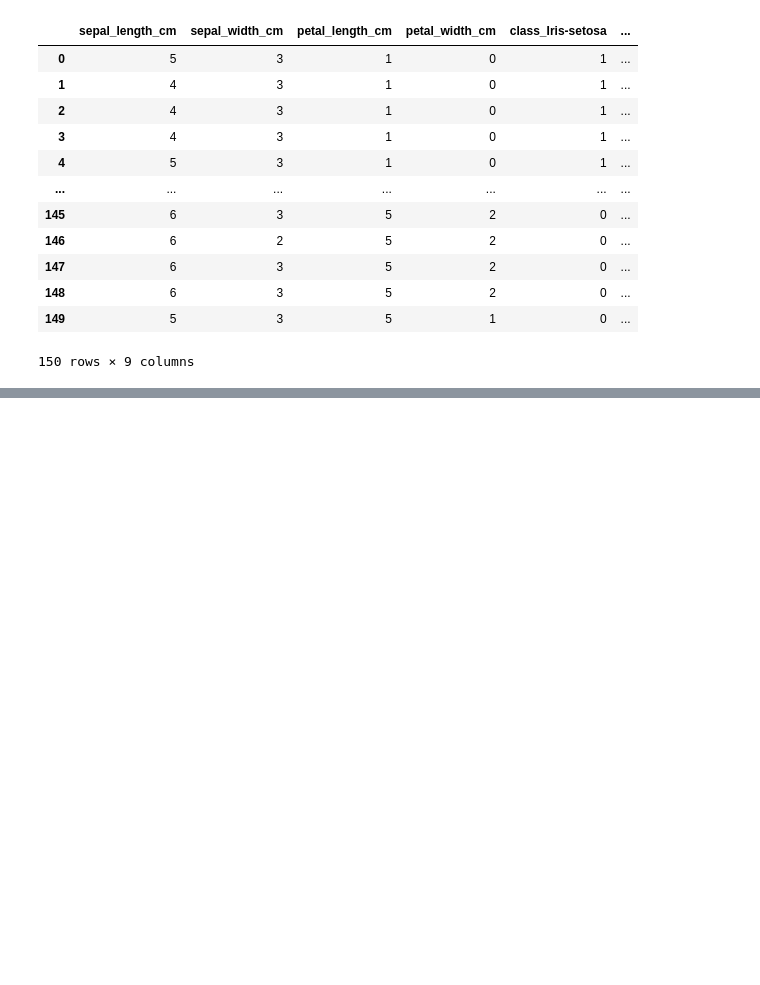
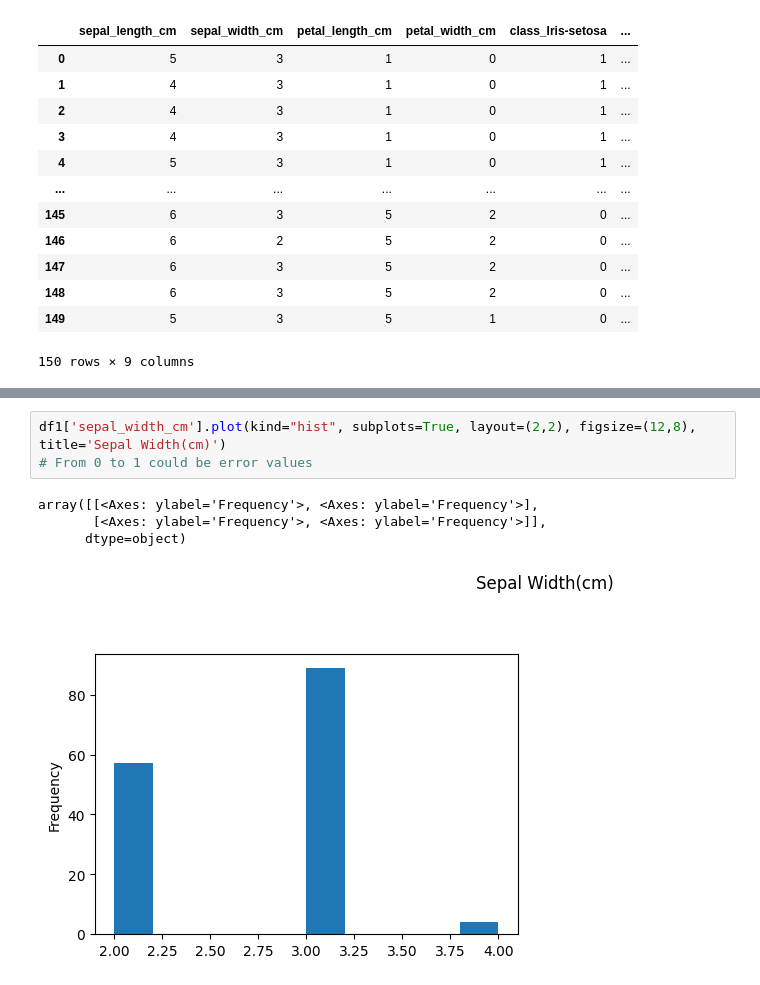
Before and after one commit to martingonzalezr001/dataptmad0924_labs, a Jupyter notebook: module-3/data-cleaning-challenge/notebooks/Cleaning-Bonus-Challenge.ipynb, the cells around one changed output, grey strips where cells are left out. Saved outputs shown, nothing was run; the diff lists cells and outputs as text; blank space fills up the shorter version.

```diff
--- a/module-3/data-cleaning-challenge/notebooks/Cleaning-Bonus-Challenge.ipynb
+++ b/module-3/data-cleaning-challenge/notebooks/Cleaning-Bonus-Challenge.ipynb
@@ -203,0 +230,8 @@ memory usage: 5.4 KB
+# %%
+df1['sepal_width_cm'].plot(kind="hist", subplots=True, layout=(2,2), figsize=(12,8), title='Sepal Width(cm)')
+# From 0 to 1 could be error values
+# %% [output]
+array([[<Axes: ylabel='Frequency'>, <Axes: ylabel='Frequency'>],
+       [<Axes: ylabel='Frequency'>, <Axes: ylabel='Frequency'>]],
+      dtype=object)
+[figure, added]
```
Also changed, not shown: parts of 23 cells of this notebook.
